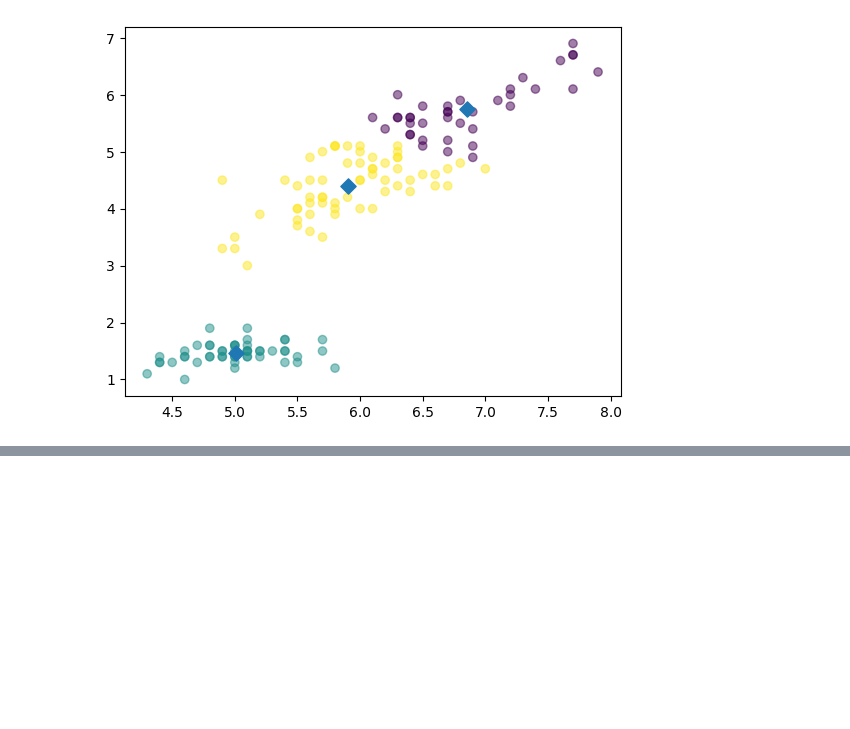
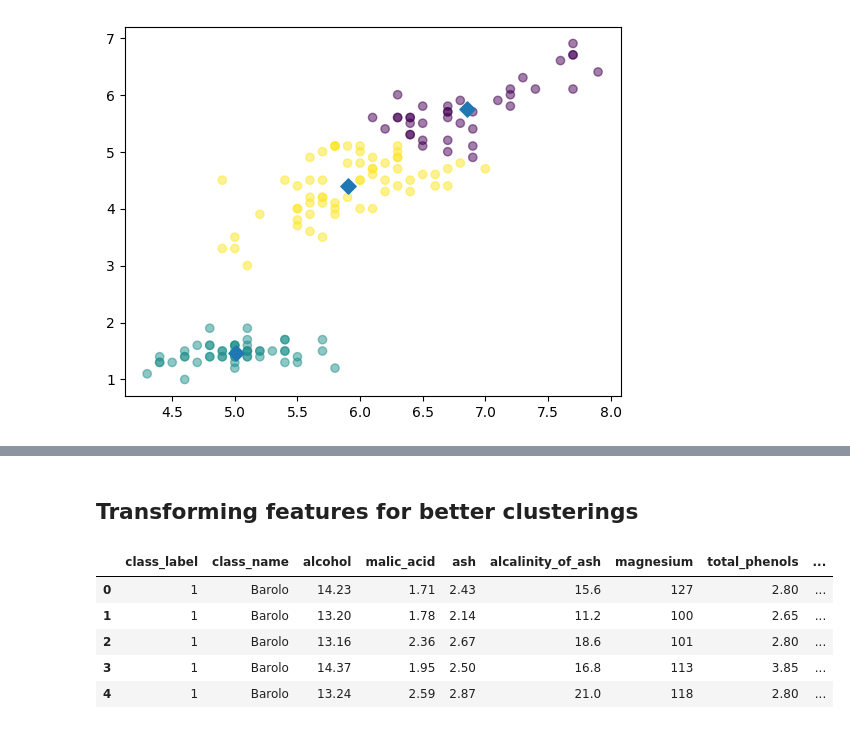
Before and after one commit to alidenewade/Unsupervised-Learning, a Jupyter notebook: Chp 1/ul_ls_1.ipynb, the cells around one changed output, grey strips where cells are left out. Drawn from its saved outputs; the diff is of its cells as text; code cells hidden in the pictures; blank space fills up the shorter version.

```diff
--- a/Chp 1/ul_ls_1.ipynb
+++ b/Chp 1/ul_ls_1.ipynb
@@ -84,0 +157,13 @@ plt.show()
+# %% [markdown]
+## Transforming features for better clusterings
+# %%
+# read wine.csv as wine
+wine = pd.read_csv('wine.csv')
+wine.head()
+# %% [output]
+|  | class_label | class_name | alcohol | malic_acid | ash | alcalinity_of_ash | magnesium | total_phenols | ... |
+| 0 | 1 | Barolo | 14.23 | 1.71 | 2.43 | 15.6 | 127 | 2.80 | ... |
+| 1 | 1 | Barolo | 13.20 | 1.78 | 2.14 | 11.2 | 100 | 2.65 | ... |
+| 2 | 1 | Barolo | 13.16 | 2.36 | 2.67 | 18.6 | 101 | 2.80 | ... |
+| 3 | 1 | Barolo | 14.37 | 1.95 | 2.50 | 16.8 | 113 | 3.85 | ... |
+| 4 | 1 | Barolo | 13.24 | 2.59 | 2.87 | 21.0 | 118 | 2.80 | ... |
```
Also changed, not shown: parts of 22 cells of this notebook, 2 other files.
